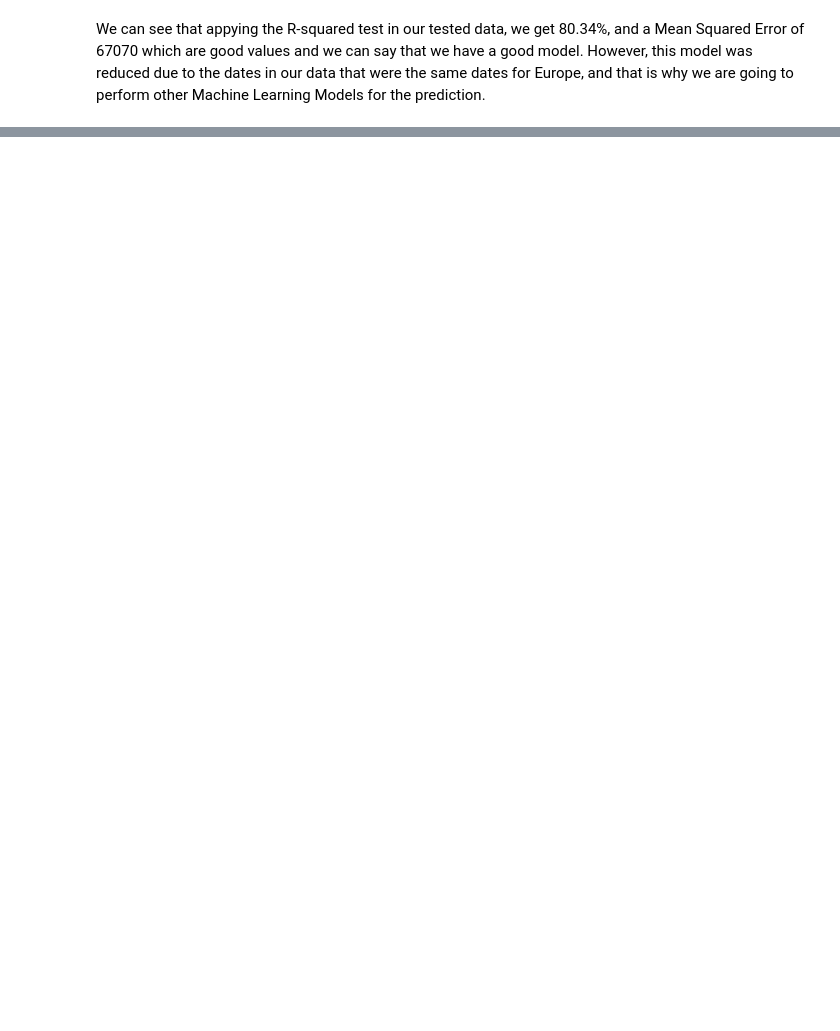
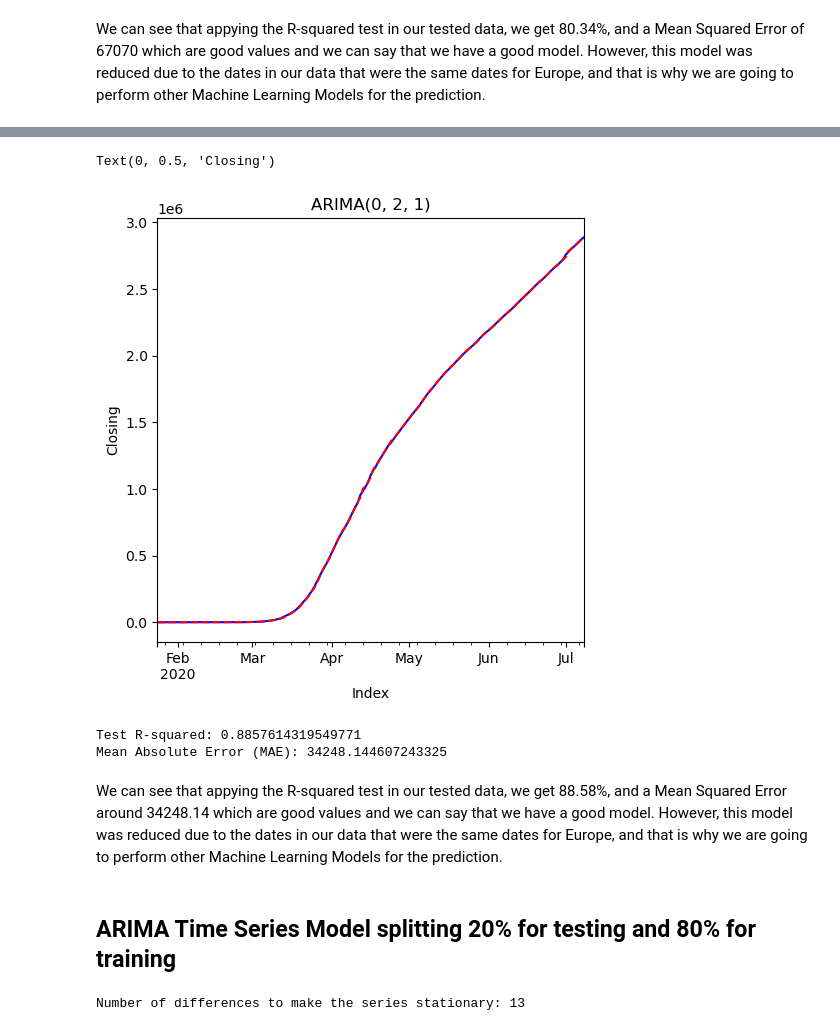
Before and after one commit to mijailbv/COVID19_Predictions_Time_Serires_Analysis, a Jupyter notebook: 1CA_Machine_Learning.ipynb, the cells around one changed output, grey strips where cells are left out. Saved outputs shown, nothing was run; the diff lists cells and outputs as text; code cells hidden in the pictures; blank space fills up the shorter version.

```diff
--- a/1CA_Machine_Learning.ipynb
+++ b/1CA_Machine_Learning.ipynb
@@ -553,0 +667,7 @@ We can see that appying the R-squared test in our tested data, we get 80.34%, an
+# %%
+# Showing in a dataframe the Confirmed cases, ARIMA and diffval
+pred = arima_obj_fit.fittedvalues
+train['ARIMA'] = pred
+diffval = arima_obj_fit.resid + arima_obj_fit.fittedvalues
+train['diffval'] = diffval
+train.head()
@@ -553,0 +709,27 @@ We can see that appying the R-squared test in our tested data, we get 80.34%, an
+# %%
+# Showing the ARIMA model with the new p, d, q values
+f, axarr = plt.subplots(1, sharex = True)
+f.set_size_inches(5.5, 5.5)
+train['diffval'].iloc[2:].plot(color = 'b', linestyle = '-', ax = axarr)
+train['ARIMA'].iloc[2:].plot(color = 'r', linestyle = '--', ax = axarr)
+axarr.set_title('ARIMA(0, 2, 1)')
+plt.xlabel('Index')
+plt.ylabel('Closing')
+# %% [output]
+Text(0, 0.5, 'Closing')
+[figure, added]
+# %%
+# Calculating the r-squared error for the testing set
+test_predictions = arima_obj_fit.predict(start=len(train), end=len(train) + len(test) - 1, typ='levels')
+from sklearn.metrics import r2_score, mean_absolute_error
+test_r2 = r2_score(test['Confirmed'], test_predictions)
+print("Test R-squared:", test_r2)
+test_MAE = mean_absolute_error(test['Confirmed'], test_predictions)
+print("Mean Absolute Error (MAE):", test_MAE)
+# %% [output]
+Test R-squared: 0.8857614319549771
+Mean Absolute Error (MAE): 34248.144607243325
+# %% [markdown]
+We can see that appying the R-squared test in our tested data, we get 88.58%, and a Mean Squared Error around 34248.14 which are good values and we can say that we have a good model. However, this model was reduced due to the dates in our data that were the same dates for Europe, and that is why we are going to perform other Machine Learning Models for the prediction.
+# %% [markdown]
+## ARIMA Time Series Model splitting 20% for testing and 80% for training
@@ -553,0 +742,17 @@ We can see that appying the R-squared test in our tested data, we get 80.34%, an
+# %%
+#Applying function to find the number of differences to apply to make the data stationary
+analysis = train['Confirmed']
+def adf_test(analysis):
+    result = adfuller(analysis, autolag='AIC')
+    p_value = result[1]
+    return p_value
+d = 0
+significance_level = 0.05
+while True:
+    p_value = adf_test(analysis.diff(d).dropna())
+    if p_value < significance_level:
+        break
+    d += 1
+print(f"Number of differences to make the series stationary: {d}")
+# %% [output]
+Number of differences to make the series stationary: 13
```
Also changed, not shown: parts of 42 cells of this notebook.
